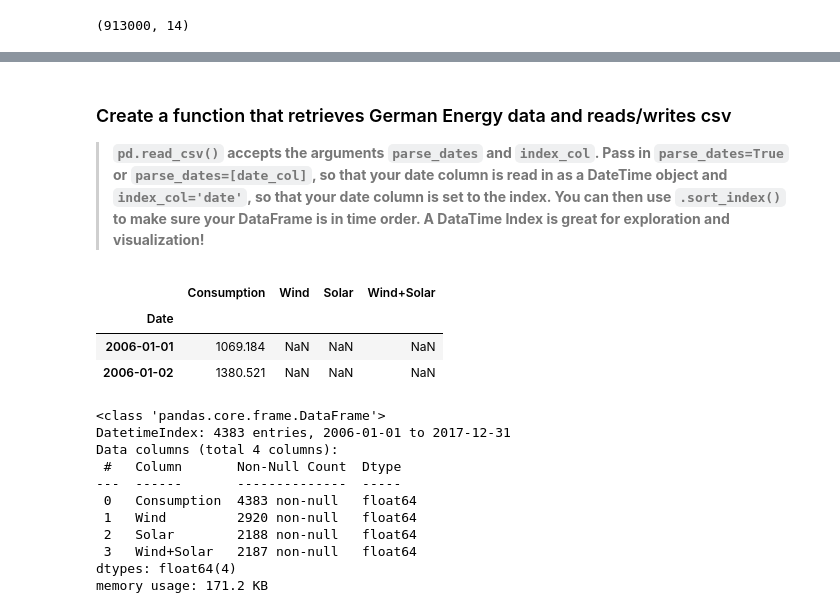
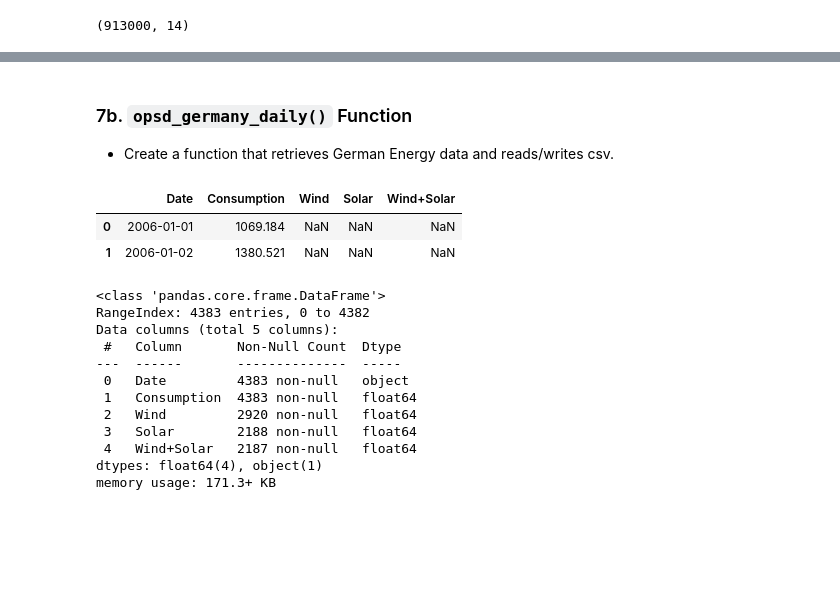
Before and after one commit to faithkane3/time_series, a Jupyter notebook: ts_acquire.ipynb, the cells around one changed output, grey strips where cells are left out. Saved outputs shown, nothing was run; the diff lists cells and outputs as text; code cells hidden in the pictures; blank space fills up the shorter version.

```diff
--- a/ts_acquire.ipynb
+++ b/ts_acquire.ipynb
@@ -372,5 +576,5 @@ memory usage: 97.5+ MB
 # %%
 url = 'https://raw.githubusercontent.com/jenfly/opsd/master/opsd_germany_daily.csv'
-df = pd.read_csv(url, parse_dates=True, index_col='Date')
+df = pd.read_csv(url)
 df.head()
 # %% [output]
@@ -398,42 +602,39 @@ memory usage: 171.2 KB
-# %% [markdown]
-### Create a function that retrieves German Energy data and reads/writes csv
-
->**`pd.read_csv()` accepts the arguments `parse_dates` and `index_col`. Pass in `parse_dates=True` or `parse_dates=[date_col]`, so that your date column is read in as a DateTime object and `index_col='date'`, so that your date column is set to the index. You can then use `.sort_index()` to make sure your DataFrame is in time order. A DataTime Index is great for exploration and visualization!**
+# %% [markdown]
+### 7b.  `opsd_germany_daily()` Function
+
+- Create a function that retrieves German Energy data and reads/writes csv.
 # %%
-# Function that checks for a csv, and if it doesn't exist it reads url and creates one
-# Function returns the df with a DateTime Index by using parse_dates=True
-
-def german_energy_csv():
+def opsd_germany_daily():
     """
-    This function returns a df with a datetime index
-    using the opsd_germany url/csv.
+    This function uses or creates the
+    opsd_germany_daily csv and returns a df.
     """
-    if os.path.isfile('german_energy.csv'):
-        df = pd.read_csv('german_energy.csv', parse_dates=True, index_col='Date').sort_index()
+    if os.path.isfile('opsd_germany_daily.csv'):
+        df = pd.read_csv('opsd_germany_daily.csv', index_col=0)
     else:
         url = 'https://raw.githubusercontent.com/jenfly/opsd/master/opsd_germany_daily.csv'
-        df = pd.read_csv(url, parse_dates=True, index_col="Date").sort_index()
-        df.to_csv('german_energy.csv')
+        df = pd.read_csv(url)
+        df.to_csv('opsd_germany_daily.csv')
     return df
 # %%
-gdf = german_energy_csv()
+gdf = opsd_germany_daily()
 gdf.head(2)
 # %% [output]
-|  | Consumption | Wind | Solar | Wind+Solar |
-| Date |  |  |  |  |
-| 2006-01-01 | 1069.184 | NaN | NaN | NaN |
-| 2006-01-02 | 1380.521 | NaN | NaN | NaN |
+|  | Date | Consumption | Wind | Solar | Wind+Solar |
+| 0 | 2006-01-01 | 1069.184 | NaN | NaN | NaN |
+| 1 | 2006-01-02 | 1380.521 | NaN | NaN | NaN |
 # %%
 gdf.info()
 # %% [output]
 <class 'pandas.core.frame.DataFrame'>
-DatetimeIndex: 4383 entries, 2006-01-01 to 2017-12-31
-Data columns (total 4 columns):
+RangeIndex: 4383 entries, 0 to 4382
+Data columns (total 5 columns):
  #   Column       Non-Null Count  Dtype
 ---  ------       --------------  -----
- 0   Consumption  4383 non-null   float64
- 1   Wind         2920 non-null   float64
- 2   Solar        2188 non-null   float64
- 3   Wind+Solar   2187 non-null   float64
-dtypes: float64(4)
-memory usage: 171.2 KB
+ 0   Date         4383 non-null   object
+ 1   Consumption  4383 non-null   float64
+ 2   Wind         2920 non-null   float64
+ 3   Solar        2188 non-null   float64
+ 4   Wind+Solar   2187 non-null   float64
+dtypes: float64(4), object(1)
+memory usage: 171.3+ KB
```
Also changed, not shown: parts of 70 cells of this notebook, 1 other file.
